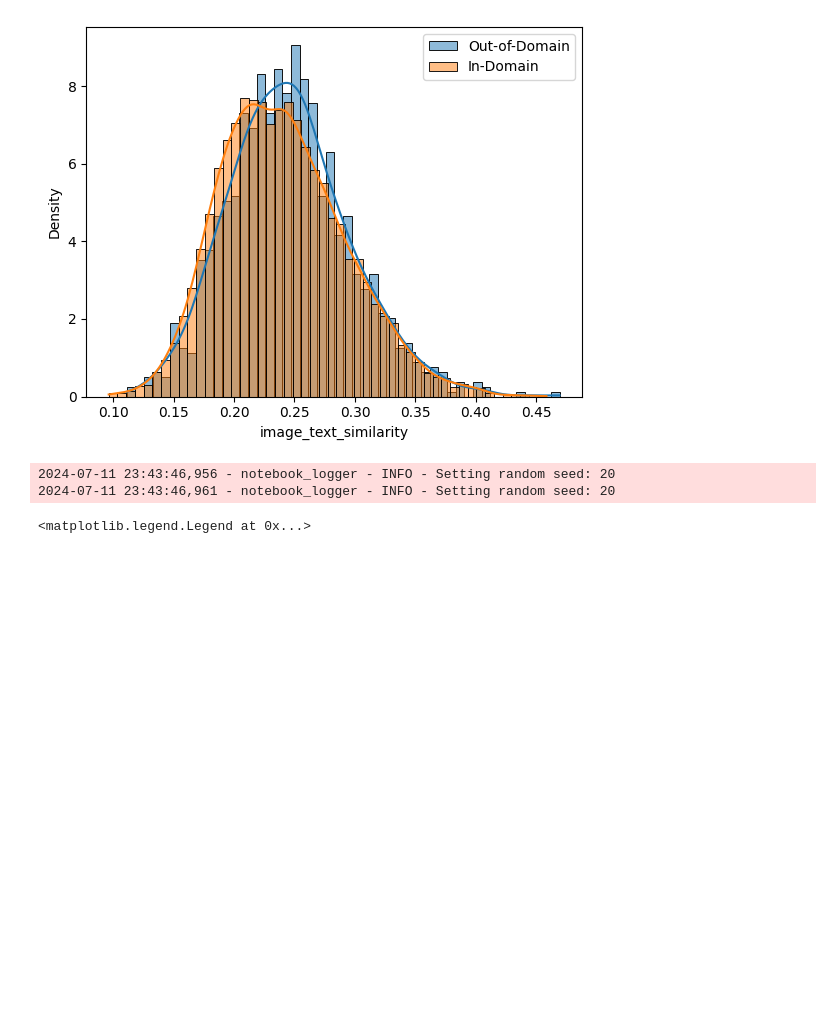
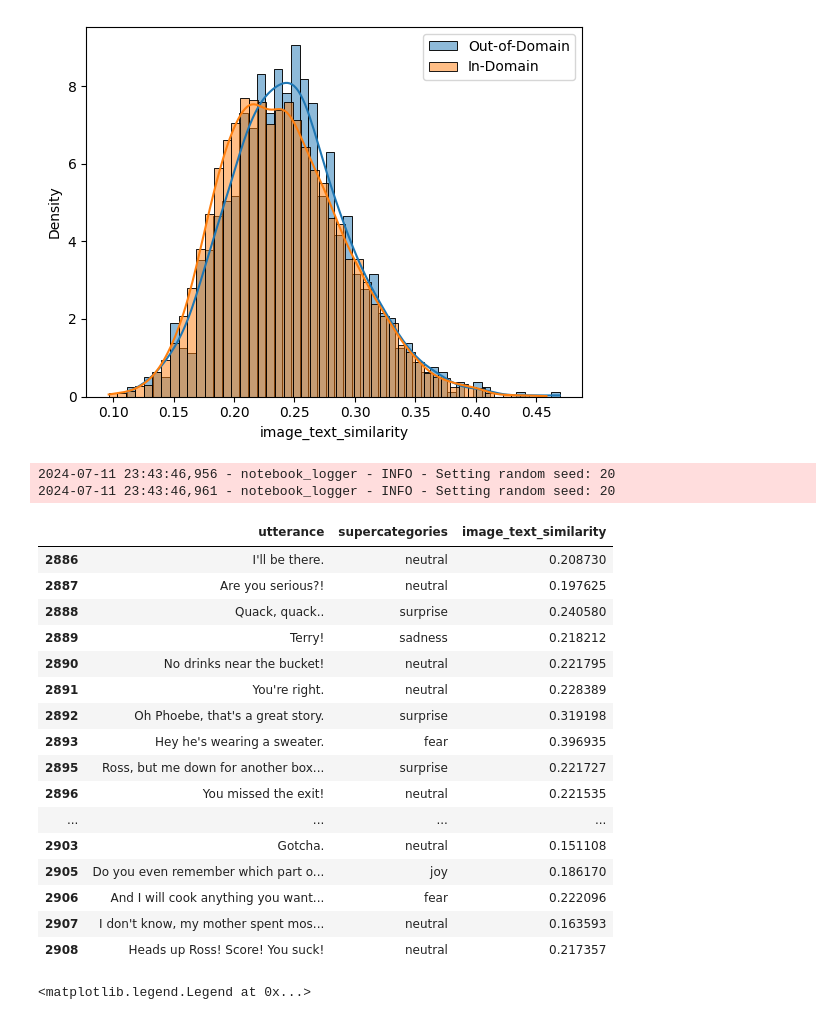
Before and after one commit to wfyitf/multimodal_ood, a Jupyter notebook: notebooks/meld_run.ipynb, the cells around one changed output. Saved outputs shown, nothing was run; the diff lists cells and outputs as text; code cells hidden in the pictures; blank space fills up the shorter version.

```diff
--- a/notebooks/meld_run.ipynb
+++ b/notebooks/meld_run.ipynb
@@ -241,6 +241,26 @@ df_test['image_text_similarity'] = df_test.apply(image_text_similarity, axis=1)
 # %% [output]
 2024-07-11 23:43:46,956 - notebook_logger - INFO - Setting random seed: 20
 2024-07-11 23:43:46,961 - notebook_logger - INFO - Setting random seed: 20
+# %%
+df_test[(df_test['OOD'] == 0) & (df_test['supercategories'] != 'anger')][['utterance', 'supercategories', 'image_text_similarity']].head(20)
+# %% [output]
+|  | utterance | supercategories | image_text_similarity |
+| 2886 | I'll be there. | neutral | 0.208730 |
+| 2887 | Are you serious?! | neutral | 0.197625 |
+| 2888 | Quack, quack.. | surprise | 0.240580 |
+| 2889 | Terry! | sadness | 0.218212 |
+| 2890 | No drinks near the bucket! | neutral | 0.221795 |
+| 2891 | You're right. | neutral | 0.228389 |
+| 2892 | Oh Phoebe, that's a great story. | surprise | 0.319198 |
+| 2893 | Hey he's wearing a sweater. | fear | 0.396935 |
+| 2895 | Ross, but me down for another box... | surprise | 0.221727 |
+| 2896 | You missed the exit! | neutral | 0.221535 |
+| ... | ... | ... | ... |
+| 2903 | Gotcha. | neutral | 0.151108 |
+| 2905 | Do you even remember which part o... | joy | 0.186170 |
+| 2906 | And I will cook anything you want... | fear | 0.222096 |
+| 2907 | I don't know, my mother spent mos... | neutral | 0.163593 |
+| 2908 | Heads up Ross! Score! You suck! | neutral | 0.217357 |
 # %%
 sns.histplot(df_test[df_test['OOD'] == 1]['image_text_similarity'], kde=True, label='In-Domain', bins=50, stat='density')
 sns.histplot(df_test[df_test['OOD'] == 0]['image_text_similarity'], kde=True, label='Out-of-Domain', bins=50, stat='density')
```
